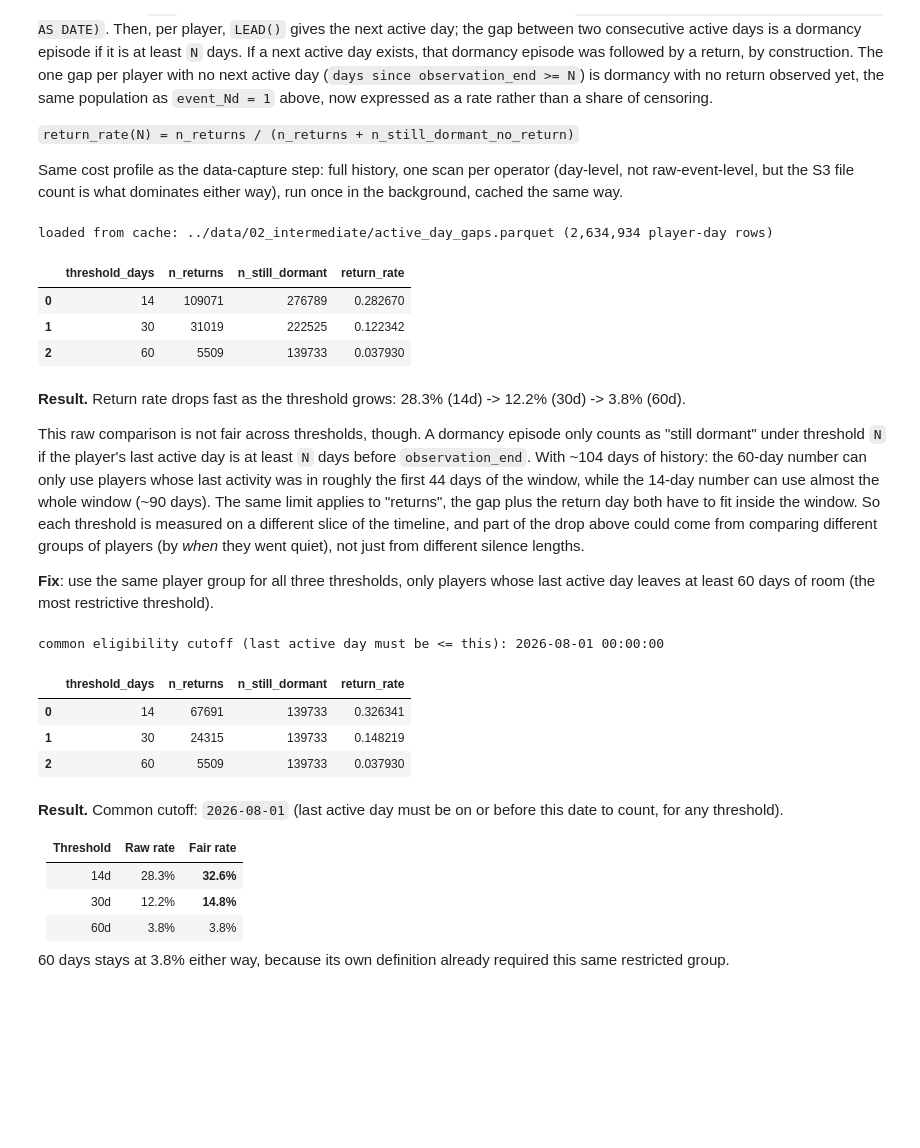
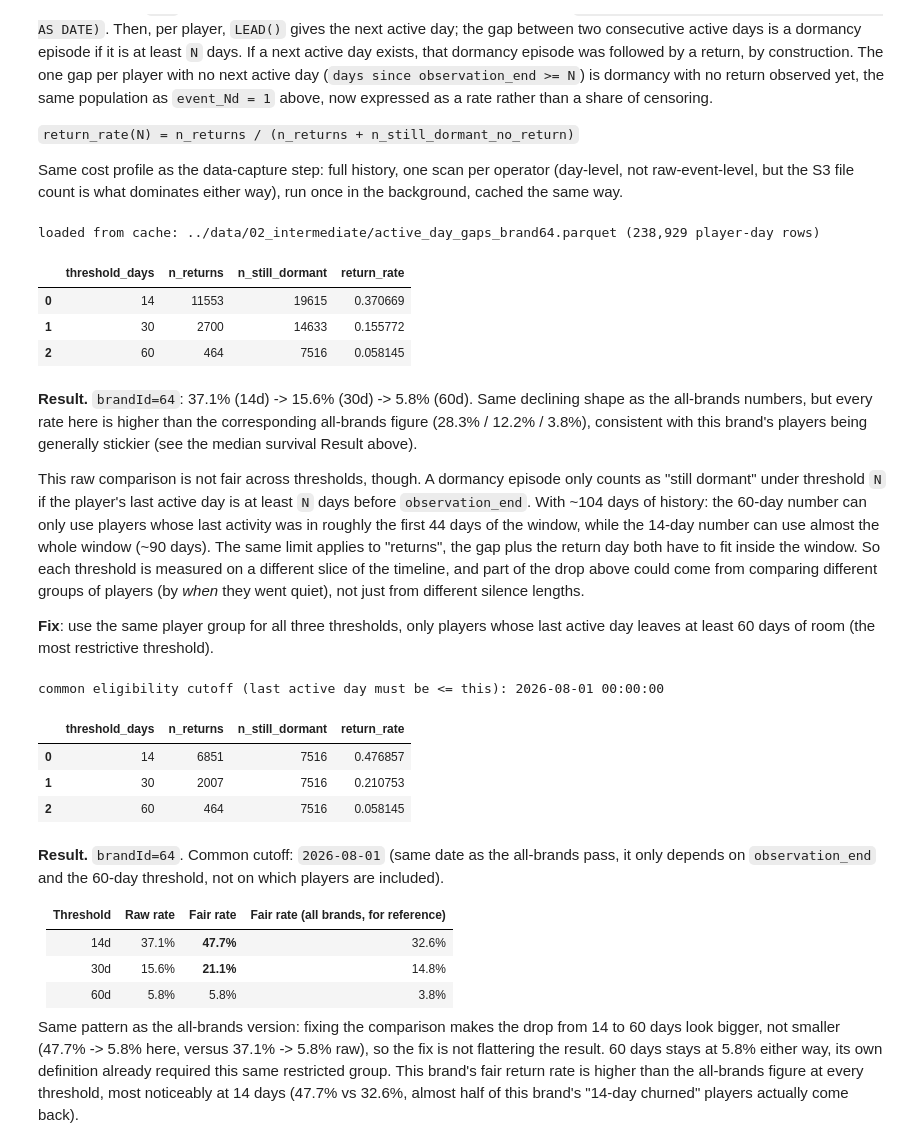
Before and after one commit to jvherrero/whizdom-churn, a Jupyter notebook: eda/02_churn_definition.ipynb, the cells around one changed output. Drawn from its saved outputs; the diff is of its cells as text; code cells hidden in the pictures; blank space fills up the shorter version.

```diff
--- a/eda/02_churn_definition.ipynb
+++ b/eda/02_churn_definition.ipynb
@@ -26,8 +33,10 @@ from lifelines import KaplanMeierFitter
 
 BUCKET = "whizdomai-eu-central-1-650177547431-datalake-gmntc-prod"
 LANDING_LEVEL = "org/10-landing/kafka-sink"
-OPERATORS = ["primus", "secundus"]
 BET_TABLE = "whizdomai-transactions"
+
+TARGET_BRAND_ID = 64
+BRAND_OPERATORS = ["primus"]  # brandId=64 confirmed to exist only in primus (checked on a snapshot day)
 
 HISTORY_START = dt.date(2026, 6, 18)
 HISTORY_END = dt.date(2026, 9, 29)
@@ -35,7 +44,7 @@ HISTORY_DAYS = [HISTORY_START + dt.timedelta(days=i) for i in range((HISTORY_END
 
 CACHE_DIR = Path("../data/02_intermediate")
 CACHE_DIR.mkdir(parents=True, exist_ok=True)
-ACTIVITY_CACHE = CACHE_DIR / "player_activity_span.parquet"
+ACTIVITY_CACHE = CACHE_DIR / f"player_activity_span_brand{TARGET_BRAND_ID}.parquet"
 
 
 def s3_duckdb():
@@ -44,7 +53,7 @@ def s3_duckdb():
     con = duckdb.connect()
     con.sql("INSTALL httpfs; LOAD httpfs;")
     con.sql("SET memory_limit='16GB'")
-    con.sql("SET threads=24")
+    con.sql("SET threads=32")
     con.sql(f"""
         CREATE OR REPLACE SECRET s3_secret (
             TYPE S3, KEY_ID '{creds.access_key}', SECRET '{creds.secret_key}',
@@ -59,25 +68,26 @@ One row per player: `first_bet`, `last_bet`, `n_bets`. This is a plain `GROUP BY
 
 Because of that, this only touches S3 once: if `player_activity_span.parquet` already exists under `../data/02_intermediate/`, we load it directly (instant).
 # %%
-def activity_span(operator, days):
-    """One row per player: first bet, last bet, bet count, for `operator` over `days`."""
+def activity_span(operator, days, brand_id):
+    """One row per player: first bet, last bet, bet count, for `operator` over `days`, one `brandId`."""
     paths = [
         f"s3://{BUCKET}/{LANDING_LEVEL}/{operator}/{BET_TABLE}/{d.year}/{d.month:02d}/{d.day:02d}/*.snappy.parquet"
         for d in days
     ]
     con = s3_duckdb()
     con.sql(f"CREATE OR REPLACE VIEW bet_events AS SELECT * FROM read_parquet({paths}, union_by_name=True)")
-    result = con.sql("""
+    result = con.sql(f"""
         SELECT partyId,
                MIN(dateTime) AS first_bet,
                MAX(dateTime) AS last_bet,
                COUNT(*) AS n_bets
         FROM bet_events
-        WHERE partyId IS NOT NULL AND dateTime IS NOT NULL
+        WHERE partyId IS NOT NULL AND dateTime IS NOT NULL AND brandId = {brand_id}
         GROUP BY partyId
     """).df()
     con.close()
     result.insert(0, "operator", operator)
+    result.insert(1, "brandId", brand_id)
     return result
 
 
@@ -85,7 +95,7 @@ if ACTIVITY_CACHE.exists():
     activity = pd.read_parquet(ACTIVITY_CACHE)
     print(f"loaded from cache: {ACTIVITY_CACHE} ({len(activity):,} players)")
 else:
-    frames = [activity_span(operator, HISTORY_DAYS) for operator in OPERATORS]
+    frames = [activity_span(operator, HISTORY_DAYS, TARGET_BRAND_ID) for operator in BRAND_OPERATORS]
     activity = pd.concat(frames, ignore_index=True)
     activity.to_parquet(ACTIVITY_CACHE)
     print(f"computed and cached to {ACTIVITY_CACHE} ({len(activity):,} players)")
@@ -199,10 +219,10 @@ Method: reduce `bet` to one row per (player, calendar day with at least one bet)
 
 Same cost profile as the data-capture step: full history, one scan per operator (day-level, not raw-event-level, but the S3 file count is what dominates either way), run once in the background, cached the same way.
 # %%
-GAPS_CACHE = CACHE_DIR / "active_day_gaps.parquet"
+GAPS_CACHE = CACHE_DIR / f"active_day_gaps_brand{TARGET_BRAND_ID}.parquet"
 
 
-def active_day_gaps(operator, days):
+def active_day_gaps(operator, days, brand_id):
     """One row per (player, active day): the next active day, and the rank
     counting back from that player's last active day (1 = last)."""
     paths = [
@@ -211,11 +231,11 @@ def active_day_gaps(operator, days):
     ]
     con = s3_duckdb()
     con.sql(f"CREATE OR REPLACE VIEW bet_events AS SELECT * FROM read_parquet({paths}, union_by_name=True)")
-    result = con.sql("""
+    result = con.sql(f"""
         WITH active_days AS (
             SELECT DISTINCT partyId, CAST(dateTime AS DATE) AS activity_date
             FROM bet_events
-            WHERE partyId IS NOT NULL AND dateTime IS NOT NULL
+            WHERE partyId IS NOT NULL AND dateTime IS NOT NULL AND brandId = {brand_id}
         )
         SELECT partyId, activity_date,
                LEAD(activity_date) OVER (PARTITION BY partyId ORDER BY activity_date) AS next_active_date,
@@ -224,44 +244,45 @@ def active_day_gaps(operator, days):
     """).df()
     con.close()
     result.insert(0, "operator", operator)
+    result.insert(1, "brandId", brand_id)
     return result
 
 
 if GAPS_CACHE.exists():
     gaps = pd.read_parquet(GAPS_CACHE)
     print(f"loaded from cache: {GAPS_CACHE} ({len(gaps):,} player-day rows)")
 else:
-    frames = [active_day_gaps(operator, HISTORY_DAYS) for operator in OPERATORS]
+    frames = [active_day_gaps(operator, HISTORY_DAYS, TARGET_BRAND_ID) for operator in BRAND_OPERATORS]
     gaps = pd.concat(frames, ignore_index=True)
     gaps.to_parquet(GAPS_CACHE)
     print(f"computed and cached to {GAPS_CACHE} ({len(gaps):,} player-day rows)")
 
 gaps["gap_to_next_days"] = (gaps["next_active_date"] - gaps["activity_date"]).dt.days
 observation_end_date = gaps["activity_date"].max()
 
 return_rows = []
 last_day = gaps[gaps["rn_from_end"] == 1].copy()
 last_day["days_since_last"] = (observation_end_date - last_day["activity_date"]).dt.days
 
 for threshold in THRESHOLDS_DAYS:
     n_returns = int(((gaps["next_active_date"].notna()) & (gaps["gap_to_next_days"] >= threshold)).sum())
     n_still_dormant = int((last_day["days_since_last"] >= threshold).sum())
     return_rate = n_returns / (n_returns + n_still_dormant)
     return_rows.append({
         "threshold_days": threshold, "n_returns": n_returns,
         "n_still_dormant": n_still_dormant, "return_rate": return_rate,
     })
 
 return_rate_summary = pd.DataFrame(return_rows)
 return_rate_summary
 # %% [output]
-loaded from cache: ../data/02_intermediate/active_day_gaps.parquet (2,634,934 player-day rows)
+loaded from cache: ../data/02_intermediate/active_day_gaps_brand64.parquet (238,929 player-day rows)
 |  | threshold_days | n_returns | n_still_dormant | return_rate |
-| 0 | 14 | 109071 | 276789 | 0.282670 |
-| 1 | 30 | 31019 | 222525 | 0.122342 |
-| 2 | 60 | 5509 | 139733 | 0.037930 |
+| 0 | 14 | 11553 | 19615 | 0.370669 |
+| 1 | 30 | 2700 | 14633 | 0.155772 |
+| 2 | 60 | 464 | 7516 | 0.058145 |
 # %% [markdown]
-**Result.** Return rate drops fast as the threshold grows: 28.3% (14d) -> 12.2% (30d) -> 3.8% (60d).
+**Result.** `brandId=64`: 37.1% (14d) -> 15.6% (30d) -> 5.8% (60d). Same declining shape as the all-brands numbers, but every rate here is higher than the corresponding all-brands figure (28.3% / 12.2% / 3.8%), consistent with this brand's players being generally stickier (see the median survival Result above).
 
 This raw comparison is not fair across thresholds, though. A dormancy episode only counts as "still dormant" under threshold `N` if the player's last active day is at least `N` days before `observation_end`. With ~104 days of history: the 60-day number can only use players whose last activity was in roughly the first 44 days of the window, while the 14-day number can use almost the whole window (~90 days). The same limit applies to "returns", the gap plus the return day both have to fit inside the window. So each threshold is measured on a different slice of the timeline, and part of the drop above could come from comparing different groups of players (by *when* they went quiet), not just from different silence lengths.
 
@@ -289,18 +310,16 @@ return_rate_matched
 # %% [output]
 common eligibility cutoff (last active day must be <= this): 2026-08-01 00:00:00
 |  | threshold_days | n_returns | n_still_dormant | return_rate |
-| 0 | 14 | 67691 | 139733 | 0.326341 |
-| 1 | 30 | 24315 | 139733 | 0.148219 |
-| 2 | 60 | 5509 | 139733 | 0.037930 |
+| 0 | 14 | 6851 | 7516 | 0.476857 |
+| 1 | 30 | 2007 | 7516 | 0.210753 |
+| 2 | 60 | 464 | 7516 | 0.058145 |
 # %% [markdown]
-**Result.** Common cutoff: `2026-08-01` (last active day must be on or before this date to count, for any threshold).
+**Result.** `brandId=64`. Common cutoff: `2026-08-01` (same date as the all-brands pass, it only depends on `observation_end` and the 60-day threshold, not on which players are included).
 
-| Threshold | Raw rate | Fair rate |
-|---|---|---|
-| 14d | 28.3% | **32.6%** |
-| 30d | 12.2% | **14.8%** |
-| 60d | 3.8% | 3.8%|
+| Threshold | Raw rate | Fair rate | Fair rate (all brands, for reference) |
+|---|---|---|---|
+| 14d | 37.1% | **47.7%** | 32.6% |
+| 30d | 15.6% | **21.1%** | 14.8% |
+| 60d | 5.8% | 5.8% | 3.8% |
 
-
-
-60 days stays at 3.8% either way, because its own definition already required this same restricted group.
+Same pattern as the all-brands version: fixing the comparison makes the drop from 14 to 60 days look bigger, not smaller (47.7% -> 5.8% here, versus 37.1% -> 5.8% raw), so the fix is not flattering the result. 60 days stays at 5.8% either way, its own definition already required this same restricted group. This brand's fair return rate is higher than the all-brands figure at every threshold, most noticeably at 14 days (47.7% vs 32.6%, almost half of this brand's "14-day churned" players actually come back).
```
Also changed, not shown: parts of 6 cells of this notebook, 17 other files.
